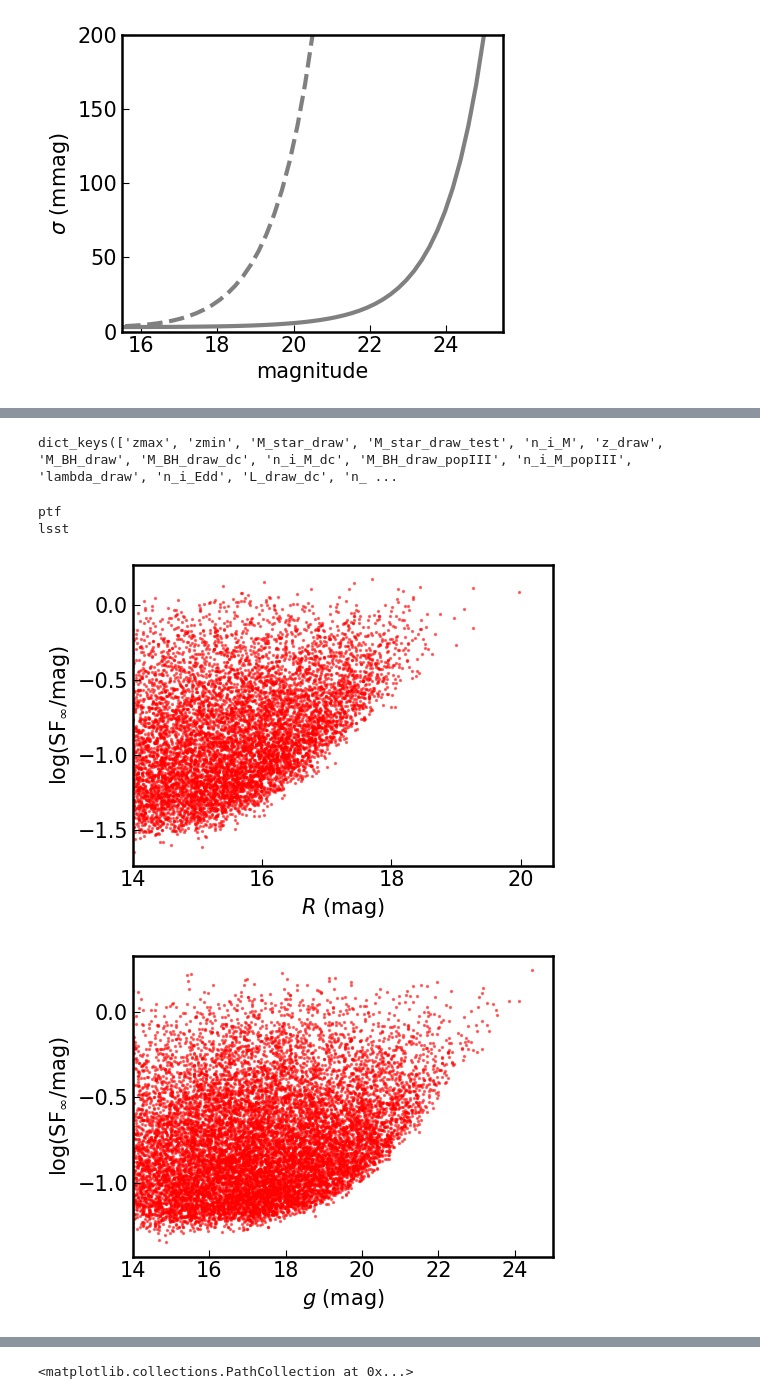
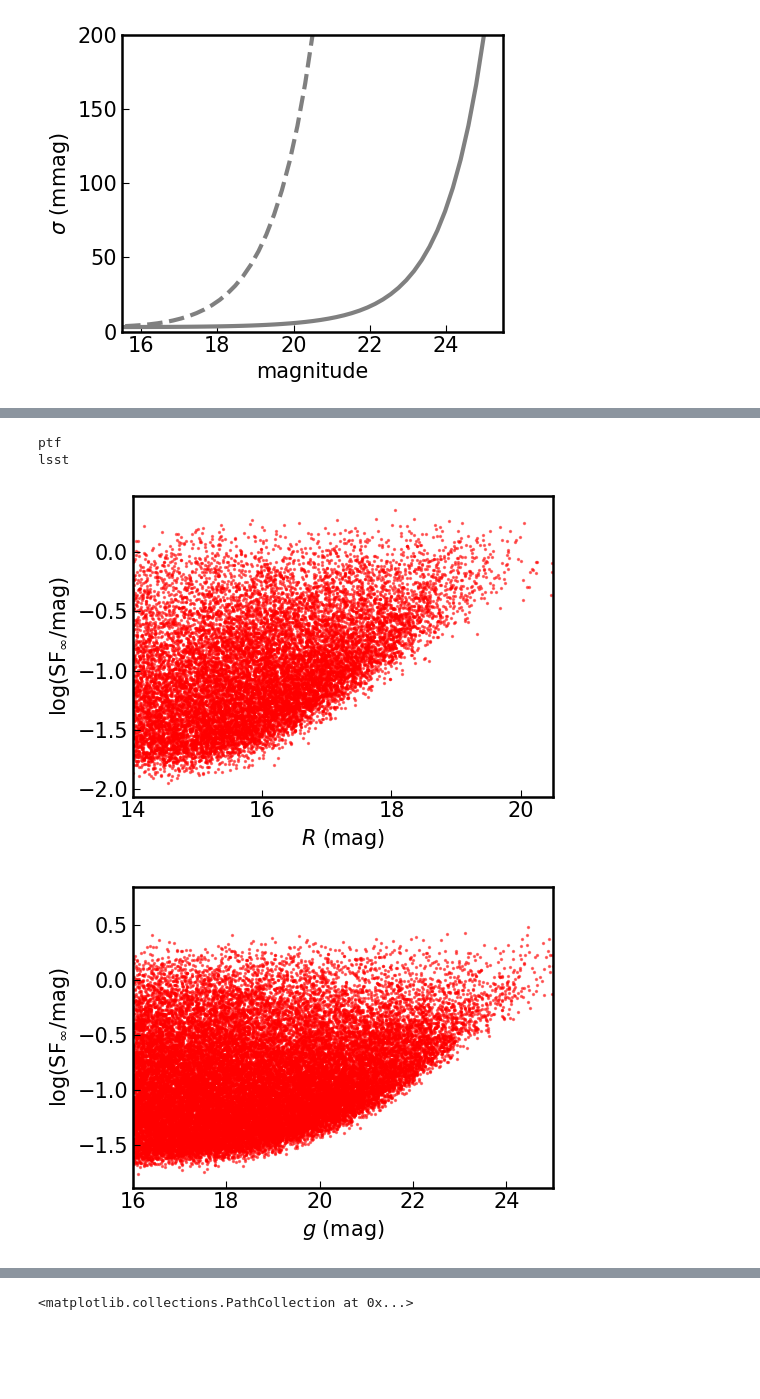
Before and after one commit to burke86/imbh_forecast, a Jupyter notebook: forecast.ipynb, the cells around one changed output, grey strips where cells are left out. Saved outputs shown, nothing was run; the diff lists cells and outputs as text; code cells hidden in the pictures; blank space fills up the shorter version.

```diff
--- a/forecast.ipynb
+++ b/forecast.ipynb
@@ -116,5 +140,7 @@ model_lsst.sample(nbins=16, nbootstrap=5, zmax=0.055, eta=1e1, ndraw_dim=4e7)
 fig_ptf = model_ptf.plot()
 #fig_lsst = model_lsst.plot()
 
+axs = fig_ptf.axes
+axs[0].scatter(M_star, phi_i, marker='o', facecolors='none', edgecolors='r')
 fig_ptf.savefig('model.pdf', dpi=300)
 # %% [output]
@@ -173,6 +200,7 @@ fig, ax = plt.subplots(1, 1, figsize=(5, 4))
 
 m_eval = np.linspace(15, 25)
 m_5 = {'ptf':20.5, 'lsst':25.0}
+m_sat = {'ptf':14.0, 'lsst':16.0}
 gamma = {'ptf':0.04, 'lsst':0.038}
 
 def pm_prec(mag, gamma=0.038, m_5=25.0, sigma_sys=0.003):
@@ -224,6 +252,8 @@ from statsmodels.stats.diagnostic import acorr_ljungbox
 from qsofit import qso_fit
 
 for k, (key, s) in enumerate(samples.items()):
+
+    print(key)
 
     band = bands[key]
     nbootstrap = pars[key]['nbootstrap']
@@ -231,9 +261,11 @@ for k, (key, s) in enumerate(samples.items()):
 
     for i, seed in enumerate(['dc','popIII']):
 
+        print(seed)
+
         s[f'sigma_var_{seed}'] = np.full([nbootstrap, pars[key]['ndraw_dim']], np.nan)
-        s[f'sigma_vary_{seed}'] = np.full([nbootstrap, pars[key]['ndraw_dim']], np.nan)
-        s[f'sigma_qso_{seed}'] = np.full([nbootstrap, pars[key]['ndraw_dim']], np.nan)
+        #s[f'sigma_vary_{seed}'] = np.full([nbootstrap, pars[key]['ndraw_dim']], np.nan)
+        #s[f'sigma_qso_{seed}'] = np.full([nbootstrap, pars[key]['ndraw_dim']], np.nan)
 
         for j in range(nbootstrap):
             ndraw = int(s['ndraws'][j])
@@ -244,7 +276,9 @@ for k, (key, s) in enumerate(samples.items()):
             # Calculate variability significance
             indx = s[f'lc_{band}_{seed}_idx'][j,:ndraw]
             indx = indx[np.isfinite(indx)].astype(np.int)
-            s[f'sigma_var_{seed}'][j,indx] = calc_sigma_var(mag, magerr)
+            # Add uncertainty
+            mag_obs = np.random.normal(mag, magerr)
+            s[f'sigma_var_{seed}'][j,indx] = calc_sigma_var(mag_obs, magerr)
             #qso = qso_fit(t_obs, mag, magerr)
             #s[f'sigma_qso_{seed}'][j,indx] = qso['signif_qso']
             #s[f'sigma_vary_{seed}'][j,indx] = qso['signif_vary']
@@ -325,43 +360,38 @@ for k, (key, s) in enumerate(samples.items()):
-# %%
-s.keys()
-# %% [output]
-dict_keys(['zmax', 'zmin', 'M_star_draw', 'M_star_draw_test', 'n_i_M', 'z_draw', 'M_BH_draw', 'M_BH_draw_dc', 'n_i_M_dc', 'M_BH_draw_popIII', 'n_i_M_popIII', 'lambda_draw', 'n_i_Edd', 'L_draw_dc', 'n_ ...
 # %%
 band_names = {'ptf':'R', 'lsst':'g'}
 
 for k, (key, s) in enumerate(samples.items()):
 
     fig, ax = plt.subplots(1, 1, figsize=(5.5, 4))
 
     nbootstrap = pars[key]['nbootstrap']
     band = bands[key]
     print(key)
 
     for j in range(1): ## Just use the first bootstrap
 
         ndraw_dim = int(np.max(s['ndraws']))
 
         mask_mass = s['M_BH_draw'][j,:ndraw_dim] > 1e2*u.Msun
         #mask_tau = tau > 3
         mask_mag = s[f'm_{band}_{seed}'][j,:ndraw_dim] < m_5[key]
-        #mask_sat
-        mask_var = s[f'sigma_var_{seed}'][j,:ndraw_dim] > 3
-        mask_sat = s[f'm_{band}_{seed}'][j,:ndraw_dim] > 14
+        mask_var = s[f'sigma_var_{seed}'][j,:ndraw_dim] > 2
+        mask_sat = s[f'm_{band}_{seed}'][j,:ndraw_dim] > m_sat[key]
 
-        ax.scatter(s[f'm_{band}_{seed}'][j,:][mask_mass & mask_var],#, & mask_sat],
-                   np.log10(s[f'SFinf_{band}_{seed}'][j,:][mask_mass & mask_var]),# & mask_sat]),
+        ax.scatter(s[f'm_{band}_{seed}'][j,:][mask_mass & mask_var & mask_sat],
+                   np.log10(s[f'SFinf_{band}_{seed}'][j,:][mask_mass & mask_var & mask_sat]),
                    color='red', s=2, zorder=1, alpha=0.5)
 
 
-    ax.set_xlim([14, m_5[key]])
+    ax.set_xlim([m_sat[key], m_5[key]])
     ax.set_ylabel(r'$\log(\rm{{SF}}_{\infty} / {\rm{mag}})$')
     ax.set_xlabel(fr'${band_names[key]}$ (mag)')
     fig.tight_layout()
 # %% [output]
 ptf
 lsst
-[figure, old version]
+[figure, new version]
-[figure, old version]
+[figure, new version]
 # %%
 for k, (key, s) in enumerate(samples.items()):
 
```
Also changed, not shown: parts of 22 cells of this notebook, 1 other file.
